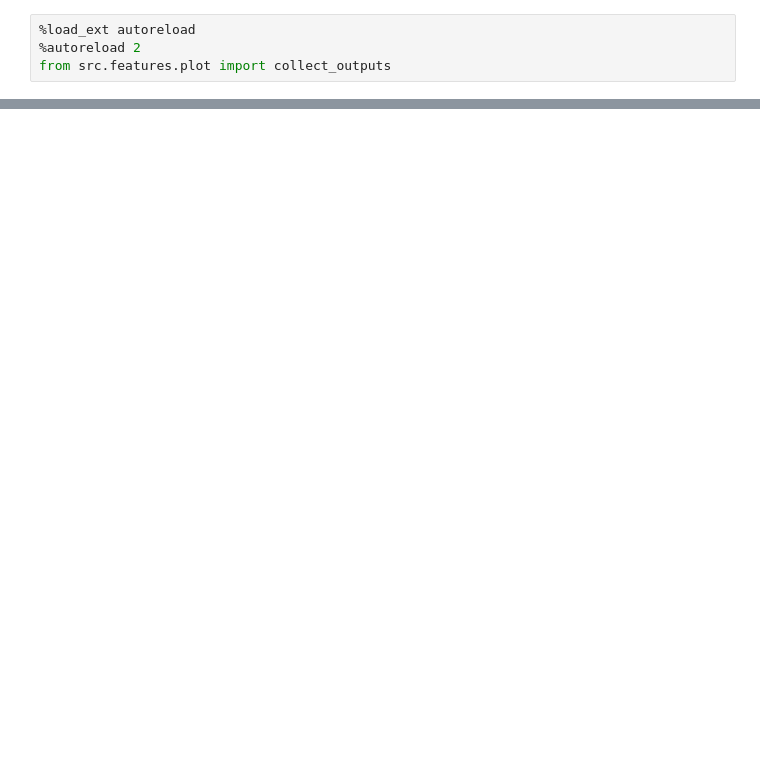
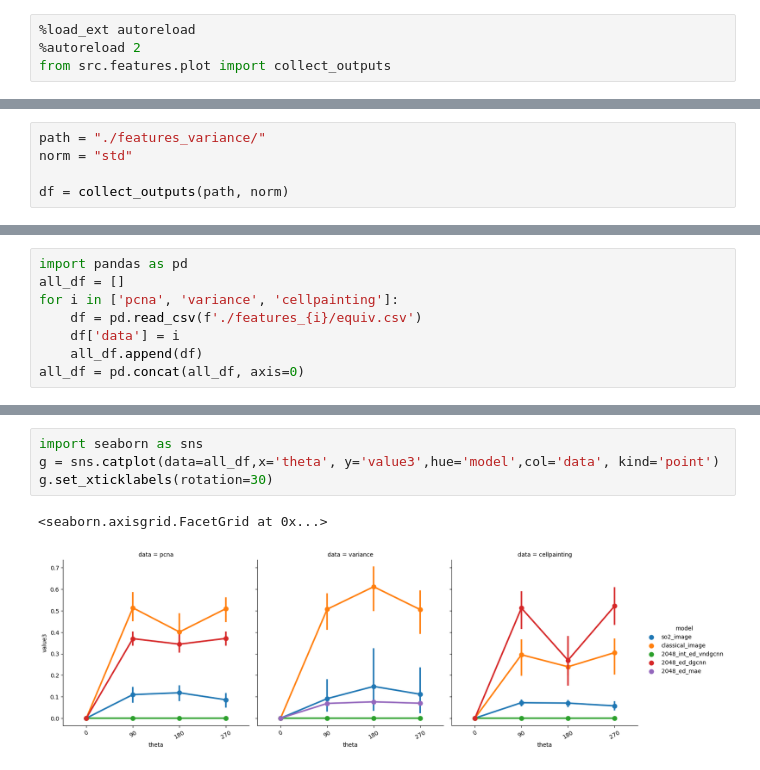
Before and after one commit to AllenCell/benchmarking_representations, a Jupyter notebook: notebooks/benchmarking_plot.ipynb, the cells around one changed output, grey strips where cells are left out. Cells and saved outputs as stored; diff of their text form; blank space fills up the shorter version.

```diff
--- a/notebooks/benchmarking_plot.ipynb
+++ b/notebooks/benchmarking_plot.ipynb
@@ -31,0 +5,5 @@ This dataframe has a column name that matches the 'value_name' column name of th
+# %%
+path = "./features_variance/"
+norm = "std"
+
+df = collect_outputs(path, norm)
@@ -41,0 +53,8 @@ plot(df, model_order, title)
+# %%
+import pandas as pd
+all_df = []
+for i in ['pcna', 'variance', 'cellpainting']:
+    df = pd.read_csv(f'./features_{i}/equiv.csv')
+    df['data'] = i
+    all_df.append(df)
+all_df = pd.concat(all_df, axis=0)
@@ -41,0 +77,7 @@ plot(df, model_order, title)
+# %%
+import seaborn as sns
+g = sns.catplot(data=all_df,x='theta', y='value3',hue='model',col='data', kind='point')
+g.set_xticklabels(rotation=30)
+# %% [output]
+<seaborn.axisgrid.FacetGrid at 0x...>
+[figure, added]
```
Also changed, not shown: parts of 5 cells of this notebook, 5 other files.
